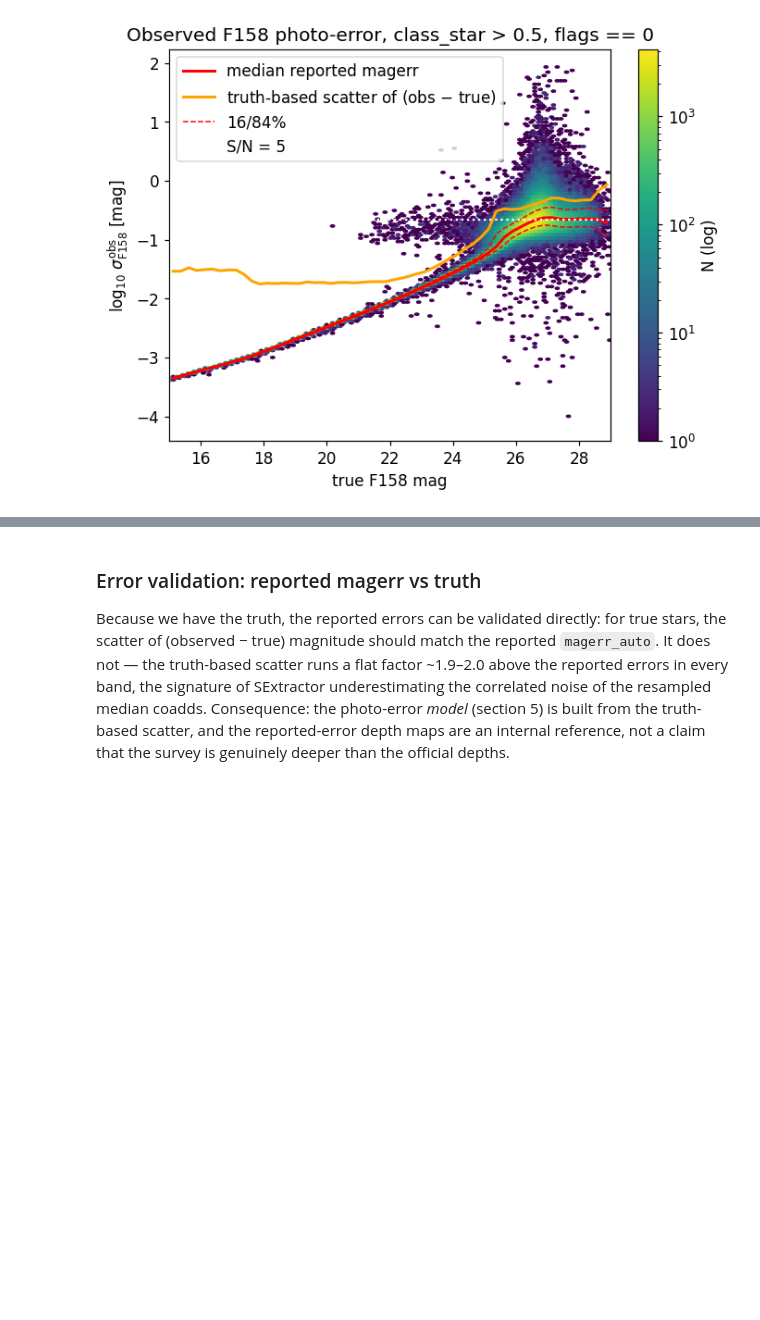
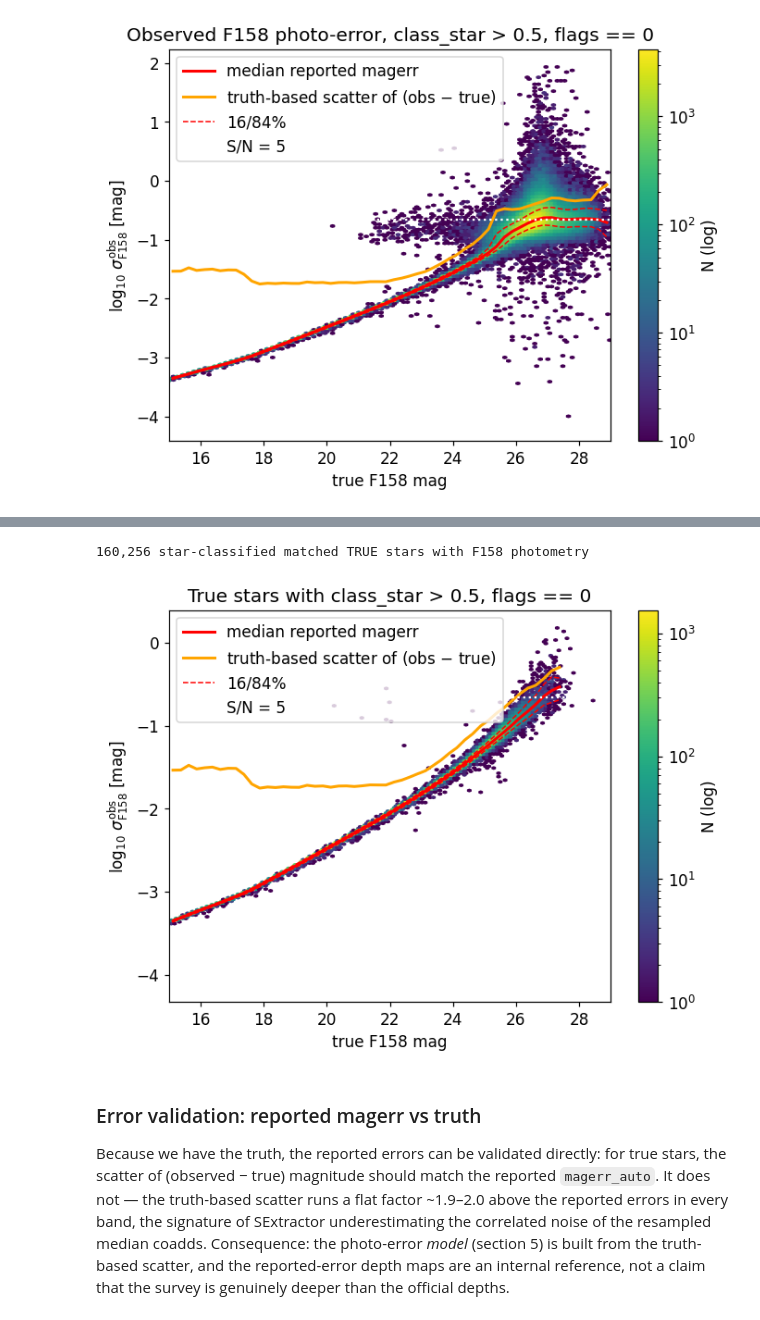
Before and after one commit to LSSTDESC/streamobs, a Jupyter notebook: notebooks/create_streamobs_files_hlwas.ipynb, the cells around one changed output, grey strips where cells are left out. Drawn from its saved outputs; the diff is of its cells as text; code cells hidden in the pictures; blank space fills up the shorter version.

```diff
--- a/notebooks/create_streamobs_files_hlwas.ipynb
+++ b/notebooks/create_streamobs_files_hlwas.ipynb
@@ -180,3 +189,38 @@ plt.show()
+# %%
+sel_ts = (cat.matched & (cat.truth_gal_star == 1)
+          & (cat.class_star > CLASS_STAR_CUT) & (cat["flags"] < FLAG_CUT))
+pe_ts = cat.loc[sel_ts, [f"truth_mag_{BAND}", f"mag_auto_{BAND}", f"magerr_auto_{BAND}"]].dropna()
+x, y = pe_ts[f"truth_mag_{BAND}"].values, pe_ts[f"magerr_auto_{BAND}"].values
+dm = pe_ts[f"mag_auto_{BAND}"].values - pe_ts[f"truth_mag_{BAND}"].values
+print(f"{len(pe_ts):,} star-classified matched TRUE stars with F158 photometry")
+
+med, lo, hi, scat = (np.full(MAG_MID.size, np.nan) for _ in range(4))
+ib = np.digitize(x, MAG_BINS) - 1
+for i in range(MAG_MID.size):
+    yy = y[ib == i]
+    if yy.size >= 20:
+        lo[i], med[i], hi[i] = np.percentile(yy, [16, 50, 84])
+        v = dm[ib == i]
+        scat[i] = (np.percentile(v, 84) - np.percentile(v, 16)) / 2
+
+fig, ax = plt.subplots(figsize=(7, 5))
+hb = ax.hexbin(x, np.log10(y), gridsize=180, bins="log", mincnt=1, cmap="viridis")
+ax.plot(MAG_MID, np.log10(med), "r-", lw=2, label="median reported magerr")
+ax.plot(MAG_MID, np.log10(scat), "-", color="orange", lw=2,
+        label="truth-based scatter of (obs $-$ true)")
+ax.plot(MAG_MID, np.log10(lo), "r--", lw=1, label="16/84%")
+ax.plot(MAG_MID, np.log10(hi), "r--", lw=1)
+ax.axhline(np.log10(2.5 / np.log(10) / SNR_DEPTH), color="w", ls=":", lw=1.5,
+           label=f"S/N = {SNR_DEPTH}")
+ax.set(xlabel="true F158 mag", ylabel=r"$\log_{10}\,\sigma_{\rm F158}^{\rm obs}$ [mag]",
+       xlim=(15, 29), title=f"True stars with class_star > {CLASS_STAR_CUT}, flags == 0")
+fig.colorbar(hb, ax=ax, label="N (log)")
+ax.legend(loc="upper left")
+fig.savefig(FIG_DIR / "photoerror_f158_truestars.png", dpi=130, bbox_inches="tight")
+plt.show()
+# %% [output]
+160,256 star-classified matched TRUE stars with F158 photometry
+[figure, added]
 # %% [markdown]
 ### Error validation: reported magerr vs truth
 
```
Also changed, not shown: parts of 1 cell of this notebook, 1 other file.
